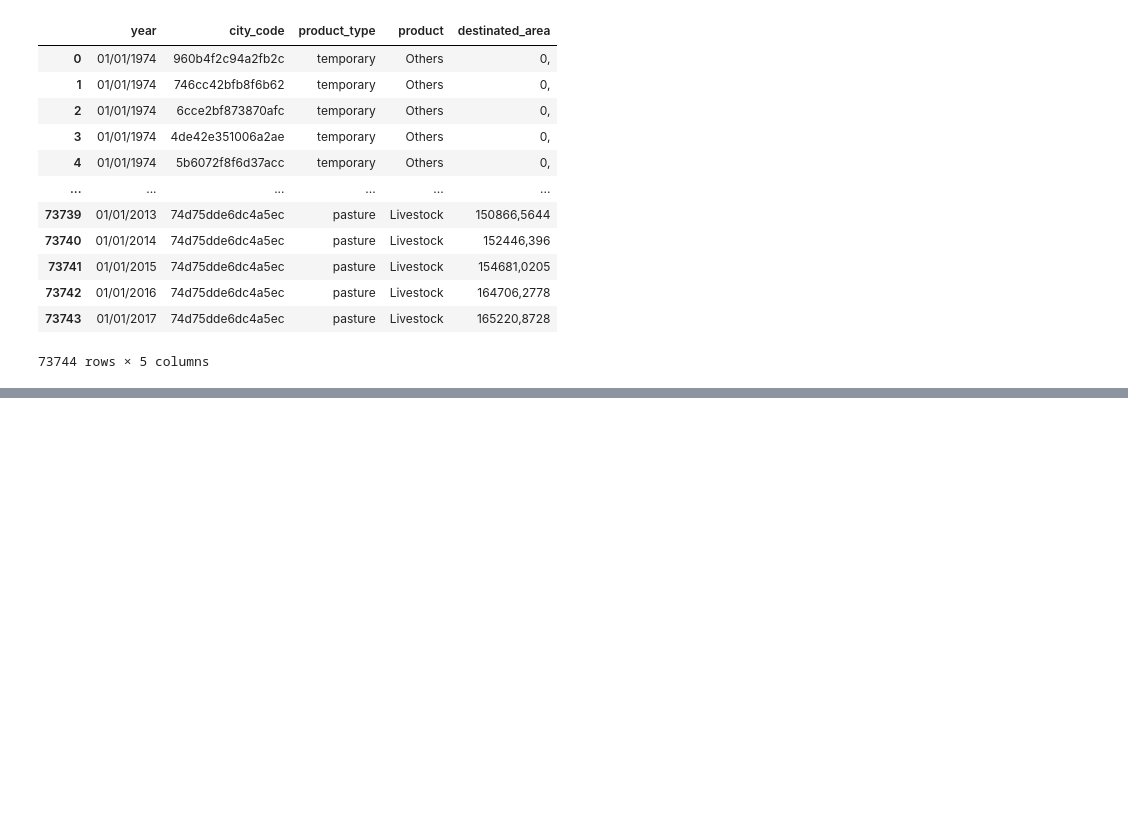
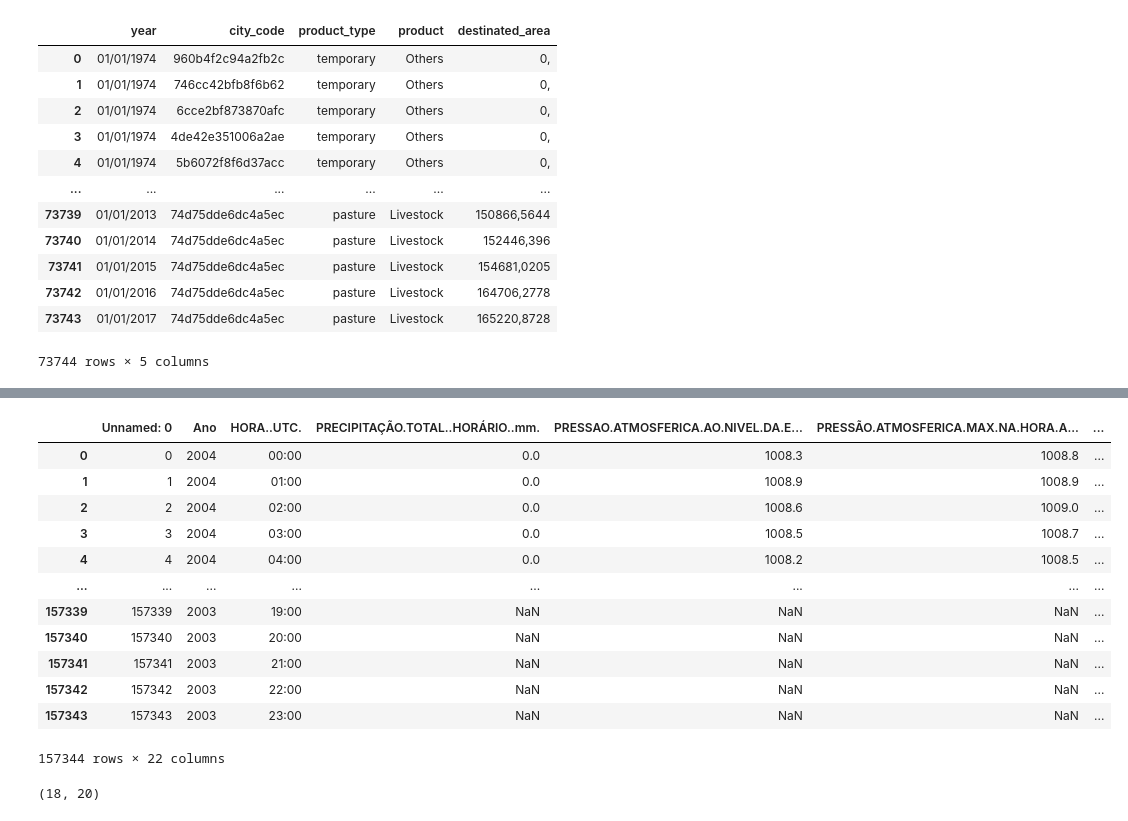
Before and after one commit to LucasLessa1/challengeBain, a Jupyter notebook: Desafio_Bain_&_Company.ipynb, the cells around one changed output, grey strips where cells are left out. Cells and saved outputs as stored; diff of their text form; code cells hidden in the pictures; blank space fills up the shorter version.

```diff
--- a/Desafio_Bain_&_Company.ipynb
+++ b/Desafio_Bain_&_Company.ipynb
@@ -158,0 +181,8 @@ df.head()
+# %%
+index = []
+x,y = df_met.shape
+
+for i in range(0,x,1):
+  index.append(i)
+
+df_met.insert(0, "Unnamed: 0", index, allow_duplicates = False)
@@ -158,0 +226,24 @@ df.head()
+# %%
+df_met['date'] = pd.to_datetime(df_met['DATA..YYYY.MM.DD.'],format= "%Y/%m/%d")
+
+df_met['DATA..YYYY.MM.DD.'] = pd.DatetimeIndex(df_met['date']).year
+# %%
+df_met.rename(columns = {'DATA..YYYY.MM.DD.':'Ano'}, inplace = True)
+# %%
+df_met = df_met.replace(-9999.0,np.NaN)
+# %%
+df_met
+# %% [output]
+|  | Unnamed: 0 | Ano | HORA..UTC. | PRECIPITAÇÃO.TOTAL..HORÁRIO..mm. | PRESSAO.ATMOSFERICA.AO.NIVEL.DA.E... | PRESSÃO.ATMOSFERICA.MAX.NA.HORA.A... | ... |
+| 0 | 0 | 2004 | 00:00 | 0.0 | 1008.3 | 1008.8 | ... |
+| 1 | 1 | 2004 | 01:00 | 0.0 | 1008.9 | 1008.9 | ... |
+| 2 | 2 | 2004 | 02:00 | 0.0 | 1008.6 | 1009.0 | ... |
+| 3 | 3 | 2004 | 03:00 | 0.0 | 1008.5 | 1008.7 | ... |
+| 4 | 4 | 2004 | 04:00 | 0.0 | 1008.2 | 1008.5 | ... |
+| ... | ... | ... | ... | ... | ... | ... | ... |
+| 157339 | 157339 | 2003 | 19:00 | NaN | NaN | NaN | ... |
+| 157340 | 157340 | 2003 | 20:00 | NaN | NaN | NaN | ... |
+| 157341 | 157341 | 2003 | 21:00 | NaN | NaN | NaN | ... |
+| 157342 | 157342 | 2003 | 22:00 | NaN | NaN | NaN | ... |
+| 157343 | 157343 | 2003 | 23:00 | NaN | NaN | NaN | ... |
+157344 rows × 22 columns
@@ -158,0 +252,4 @@ df.head()
+# %%
+df_met.shape
+# %% [output]
+(18, 20)
```
Also changed, not shown: parts of 127 cells of this notebook.
